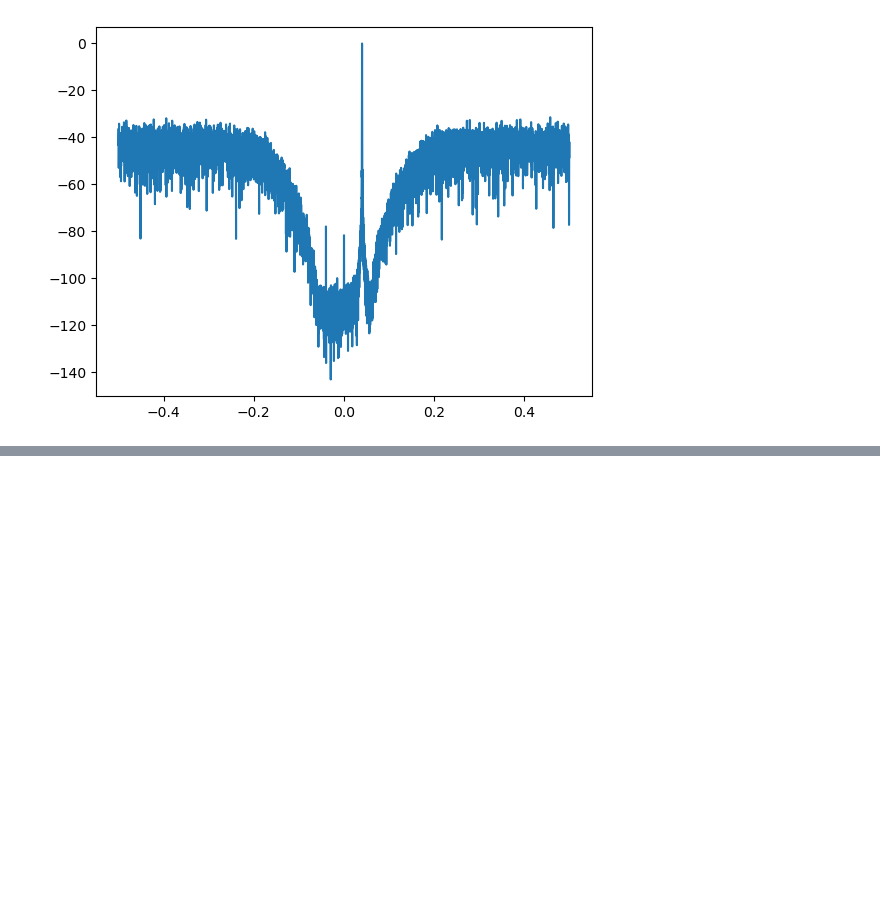
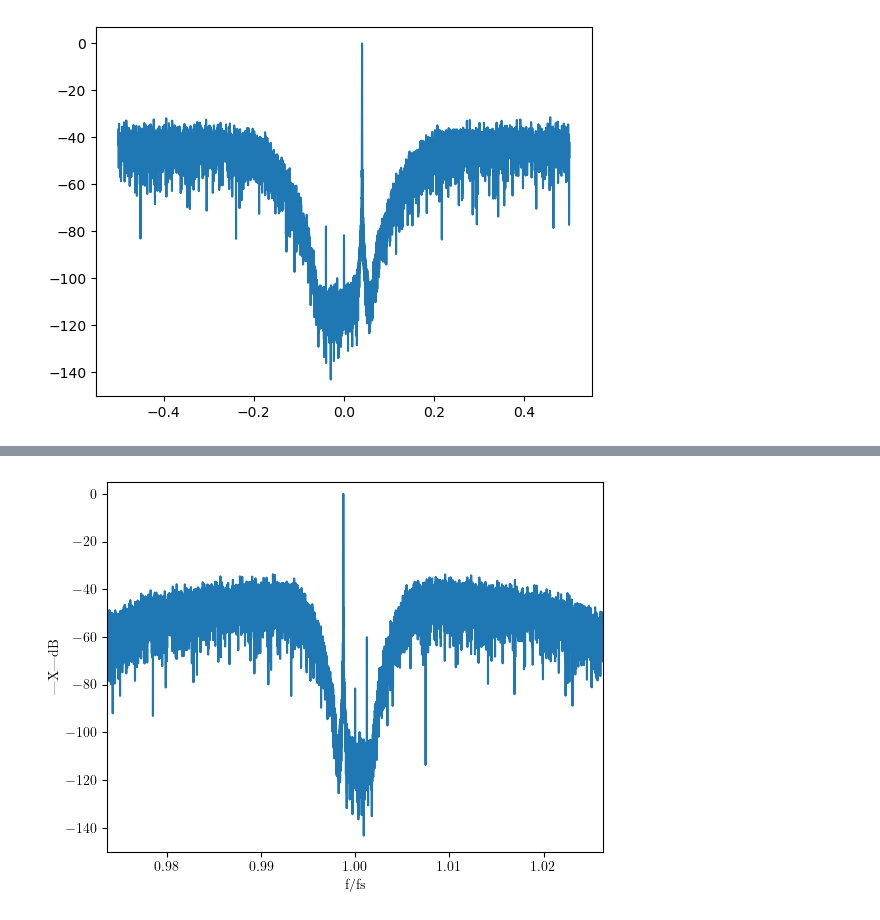
Before and after one commit to urosminoski/All-Digital-RF-Transmitter-in-FPGA-master-, a Jupyter notebook: sim/v1.5/python/Untitled1.ipynb, the cells around one changed output, grey strips where cells are left out. Saved outputs shown, nothing was run; the diff lists cells and outputs as text; code cells hidden in the pictures; blank space fills up the shorter version.

```diff
--- a/sim/v1.5/python/Untitled1.ipynb
+++ b/sim/v1.5/python/Untitled1.ipynb
@@ -186,0 +201,28 @@ plt.show()
+# %%
+nrz = np.ones(NyqZones-3)
+
+x_upsampled = np.zeros((len(testSignal)-1)*NyqZones+1+3) # Size is (N-1)*M+1, bcs after convolution ((N-1)*M+1) + M - 1 = N*M as it should be!
+x_upsampled[::NyqZones] = testSignal.real
+x_upsampled[1::NyqZones] = testSignal.imag
+x_upsampled[2::NyqZones] = -testSignal.real
+x_upsampled[3::NyqZones] = -testSignal.imag
+
+x_nrz = np.convolve(nrz, x_upsampled)
+
+w = signal.barthann(len(x_nrz), False)
+x_nrz_win = x_nrz * w
+
+XnrzdB = 20*np.log10(np.fft.fftshift(abs(np.fft.fft(x_nrz_win))))
+XnrzdB -= np.max(XnrzdB)
+
+freqs = (np.arange(len(x_nrz_win)) / len(x_nrz_win) - 0.5) * NyqZones #* len(y_serial) / len(x)
+
+plt.plot(freqs, XnrzdB)
+# plt.ylim([-200, 0])
+plt.xlim([1-0.5/(len(y_serial) / len(x)), 1+0.5/(len(y_serial) / len(x))])
+plt.xlabel("f/fs")
+plt.ylabel("|X|dB")
+plt.ylim([-150, 5])
+plt.show()
+# %% [output]
+[figure, added]
```
Also changed, not shown: parts of 3 cells of this notebook, 22 other files.
